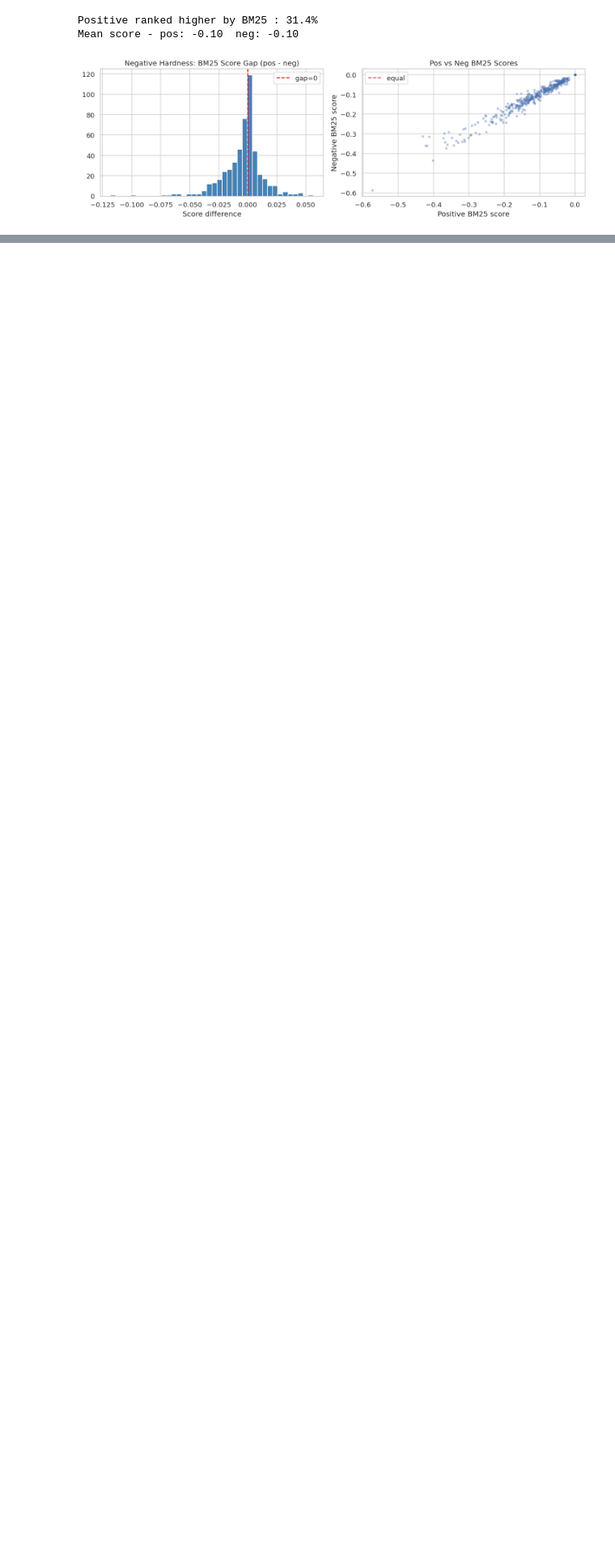
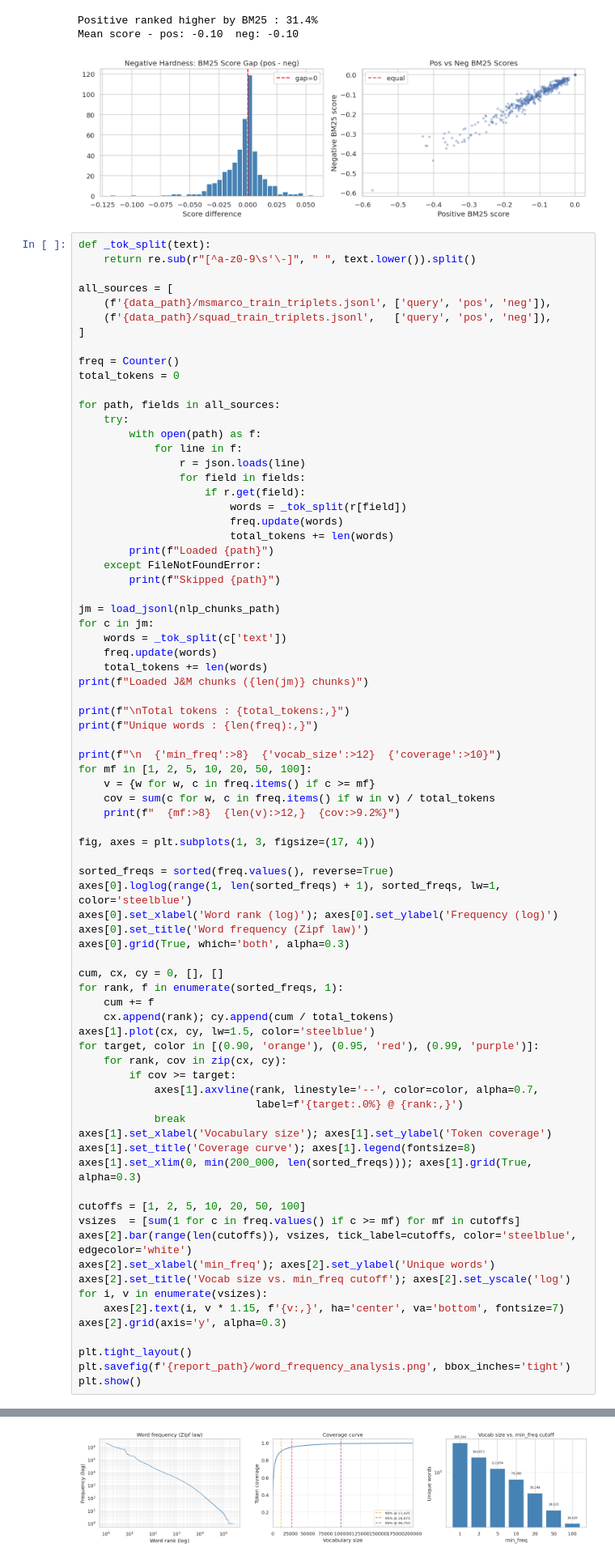
Before and after one commit to Cimbir/nlp-final-proj, a Jupyter notebook: model.ipynb, the cells around one changed output, grey strips where cells are left out. Shown at 81% size. Saved outputs shown, nothing was run; the diff lists cells and outputs as text; blank space fills up the shorter version.

```diff
--- a/model.ipynb
+++ b/model.ipynb
@@ -141,3 +146,81 @@ plt.show()
 Positive ranked higher by BM25 : 31.4%
 Mean score - pos: -0.10  neg: -0.10
 [figure]
+# %%
+def _tok_split(text):
+    return re.sub(r"[^a-z0-9\s'\-]", " ", text.lower()).split()
+
+all_sources = [
+    (f'{data_path}/msmarco_train_triplets.jsonl', ['query', 'pos', 'neg']),
+    (f'{data_path}/squad_train_triplets.jsonl',   ['query', 'pos', 'neg']),
+]
+
+freq = Counter()
+total_tokens = 0
+
+for path, fields in all_sources:
+    try:
+        with open(path) as f:
+            for line in f:
+                r = json.loads(line)
+                for field in fields:
+                    if r.get(field):
+                        words = _tok_split(r[field])
+                        freq.update(words)
+                        total_tokens += len(words)
+        print(f"Loaded {path}")
+    except FileNotFoundError:
+        print(f"Skipped {path}")
+
+jm = load_jsonl(nlp_chunks_path)
+for c in jm:
+    words = _tok_split(c['text'])
+    freq.update(words)
+    total_tokens += len(words)
+print(f"Loaded J&M chunks ({len(jm)} chunks)")
+
+print(f"\nTotal tokens : {total_tokens:,}")
+print(f"Unique words : {len(freq):,}")
+
+print(f"\n  {'min_freq':>8}  {'vocab_size':>12}  {'coverage':>10}")
+for mf in [1, 2, 5, 10, 20, 50, 100]:
+    v = {w for w, c in freq.items() if c >= mf}
+    cov = sum(c for w, c in freq.items() if w in v) / total_tokens
+    print(f"  {mf:>8}  {len(v):>12,}  {cov:>9.2%}")
+
+fig, axes = plt.subplots(1, 3, figsize=(17, 4))
+
+sorted_freqs = sorted(freq.values(), reverse=True)
+axes[0].loglog(range(1, len(sorted_freqs) + 1), sorted_freqs, lw=1, color='steelblue')
+axes[0].set_xlabel('Word rank (log)'); axes[0].set_ylabel('Frequency (log)')
+axes[0].set_title('Word frequency (Zipf law)')
+axes[0].grid(True, which='both', alpha=0.3)
+
+cum, cx, cy = 0, [], []
+for rank, f in enumerate(sorted_freqs, 1):
+    cum += f
+    cx.append(rank); cy.append(cum / total_tokens)
+axes[1].plot(cx, cy, lw=1.5, color='steelblue')
+for target, color in [(0.90, 'orange'), (0.95, 'red'), (0.99, 'purple')]:
+    for rank, cov in zip(cx, cy):
+        if cov >= target:
+            axes[1].axvline(rank, linestyle='--', color=color, alpha=0.7,
+                            label=f'{target:.0%} @ {rank:,}')
+            break
+axes[1].set_xlabel('Vocabulary size'); axes[1].set_ylabel('Token coverage')
+axes[1].set_title('Coverage curve'); axes[1].legend(fontsize=8)
+axes[1].set_xlim(0, min(200_000, len(sorted_freqs))); axes[1].grid(True, alpha=0.3)
+
+cutoffs = [1, 2, 5, 10, 20, 50, 100]
+vsizes  = [sum(1 for c in freq.values() if c >= mf) for mf in cutoffs]
+axes[2].bar(range(len(cutoffs)), vsizes, tick_label=cutoffs, color='steelblue', edgecolor='white')
+axes[2].set_xlabel('min_freq'); axes[2].set_ylabel('Unique words')
+axes[2].set_title('Vocab size vs. min_freq cutoff'); axes[2].set_yscale('log')
+for i, v in enumerate(vsizes):
+    axes[2].text(i, v * 1.15, f'{v:,}', ha='center', va='bottom', fontsize=7)
+axes[2].grid(axis='y', alpha=0.3)
+
+plt.tight_layout()
+plt.savefig(f'{report_path}/word_frequency_analysis.png', bbox_inches='tight')
+plt.show()
+# %% [output]
@@ -144,3 +242,4 @@ Mean score - pos: -0.10  neg: -0.10
+[figure, added]
 # %%
 # Run after building the BPE tokenizer in the Training section
 bpe_tok = load_tokenizer(f'{data_path}/bpe_tokenizer.json')
```
Also changed, not shown: parts of 21 cells of this notebook, 9 other files.
